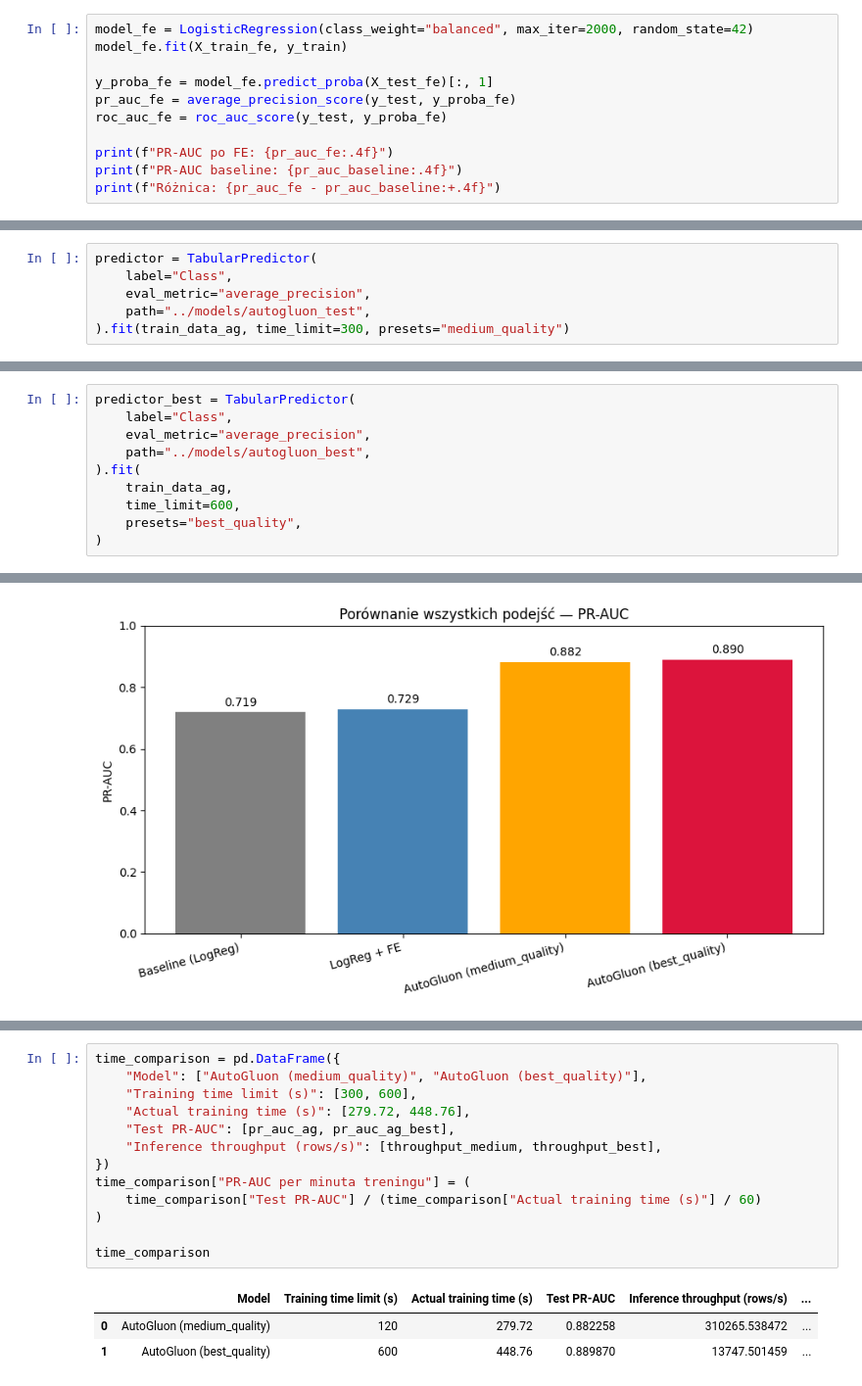
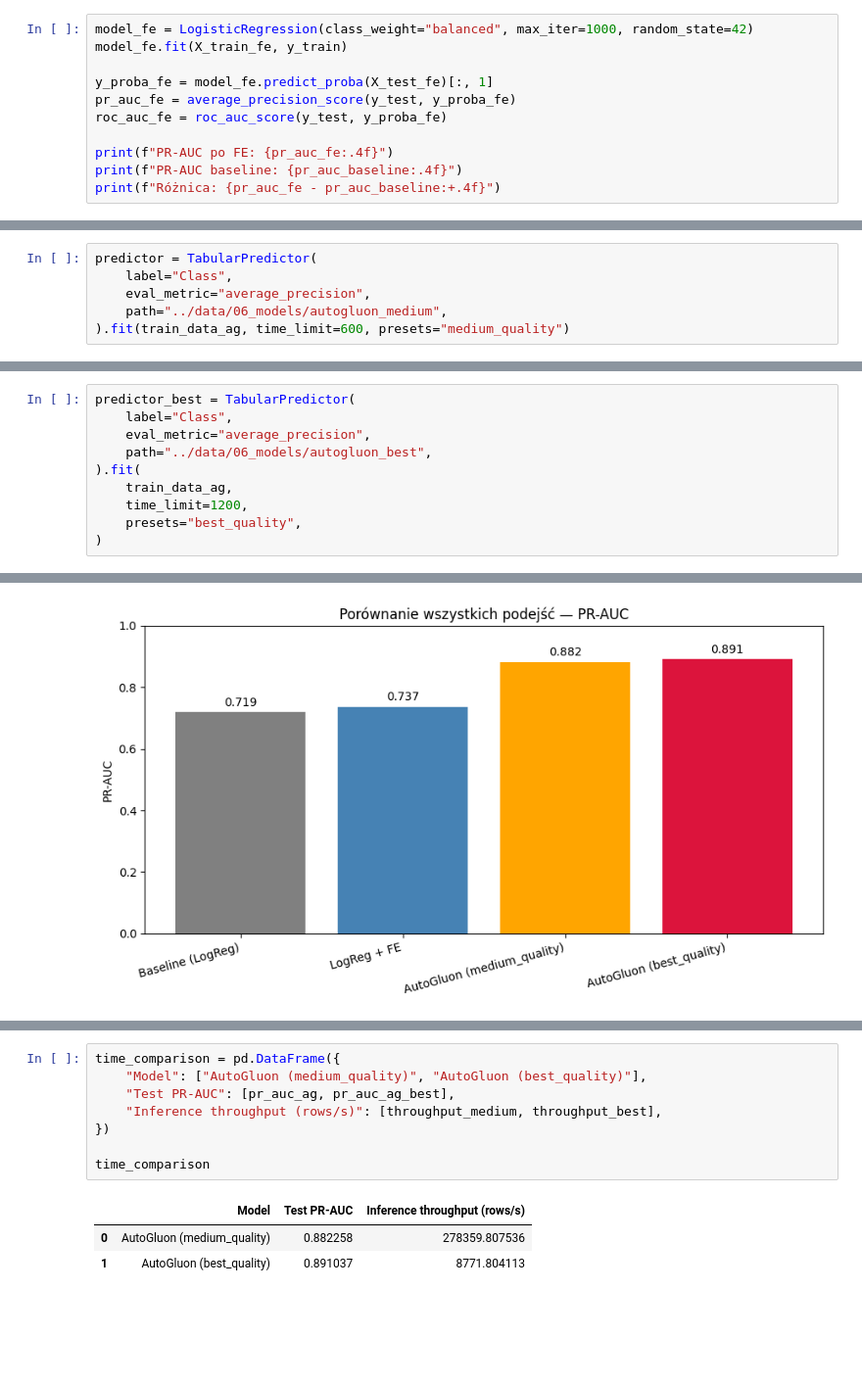
Before and after one commit to maarisaay/credit_card_fraud_project, a Jupyter notebook: notebooks/AG_FE_experiments.ipynb, the cells around one changed output, grey strips where cells are left out. Shown at 98% size. Saved outputs shown, nothing was run; the diff lists cells and outputs as text; blank space fills up the shorter version.

```diff
--- a/notebooks/AG_FE_experiments.ipynb
+++ b/notebooks/AG_FE_experiments.ipynb
@@ -78,7 +78,7 @@ X_train_fe.head()
 | 82325 | -0.746606 | -0.448747 | -1.011440 | 0.115903 | -3.454854 | 0.715771 | -0.147490 | 0.504347 | -0.113817 | -0.044782 | ... | ... |
 5 rows × 36 columns
 # %%
-model_fe = LogisticRegression(class_weight="balanced", max_iter=2000, random_state=42)
+model_fe = LogisticRegression(class_weight="balanced", max_iter=1000, random_state=42)
 model_fe.fit(X_train_fe, y_train)
 
 y_proba_fe = model_fe.predict_proba(X_test_fe)[:, 1]
@@ -115,6 +115,6 @@ train_data_ag.shape
 predictor = TabularPredictor(
     label="Class",
     eval_metric="average_precision",
-    path="../models/autogluon_test",
-).fit(train_data_ag, time_limit=300, presets="medium_quality")
+    path="../data/06_models/autogluon_medium",
+).fit(train_data_ag, time_limit=600, presets="medium_quality")
 # %% [output]
@@ -181,10 +181,10 @@ weighted avg       1.00      1.00      1.00     56962
 predictor_best = TabularPredictor(
     label="Class",
     eval_metric="average_precision",
-    path="../models/autogluon_best",
+    path="../data/06_models/autogluon_best",
 ).fit(
     train_data_ag,
-    time_limit=600,
+    time_limit=1200,
     presets="best_quality",
 )
 # %% [output]
@@ -319,17 +320,12 @@ Best quality: 4.14s, throughput: 13748 rows/s
 # %%
 time_comparison = pd.DataFrame({
     "Model": ["AutoGluon (medium_quality)", "AutoGluon (best_quality)"],
-    "Training time limit (s)": [300, 600],
-    "Actual training time (s)": [279.72, 448.76],
     "Test PR-AUC": [pr_auc_ag, pr_auc_ag_best],
     "Inference throughput (rows/s)": [throughput_medium, throughput_best],
 })
-time_comparison["PR-AUC per minuta treningu"] = (
-    time_comparison["Test PR-AUC"] / (time_comparison["Actual training time (s)"] / 60)
-)
 
 time_comparison
 # %% [output]
-|  | Model | Training time limit (s) | Actual training time (s) | Test PR-AUC | Inference throughput (rows/s) | ... |
-| 0 | AutoGluon (medium_quality) | 120 | 279.72 | 0.882258 | 310265.538472 | ... |
-| 1 | AutoGluon (best_quality) | 600 | 448.76 | 0.889870 | 13747.501459 | ... |
+|  | Model | Test PR-AUC | Inference throughput (rows/s) |
+| 0 | AutoGluon (medium_quality) | 0.882258 | 278359.807536 |
+| 1 | AutoGluon (best_quality) | 0.891037 | 8771.804113 |
```
Also changed, not shown: parts of 14 cells of this notebook, 5 other files.
